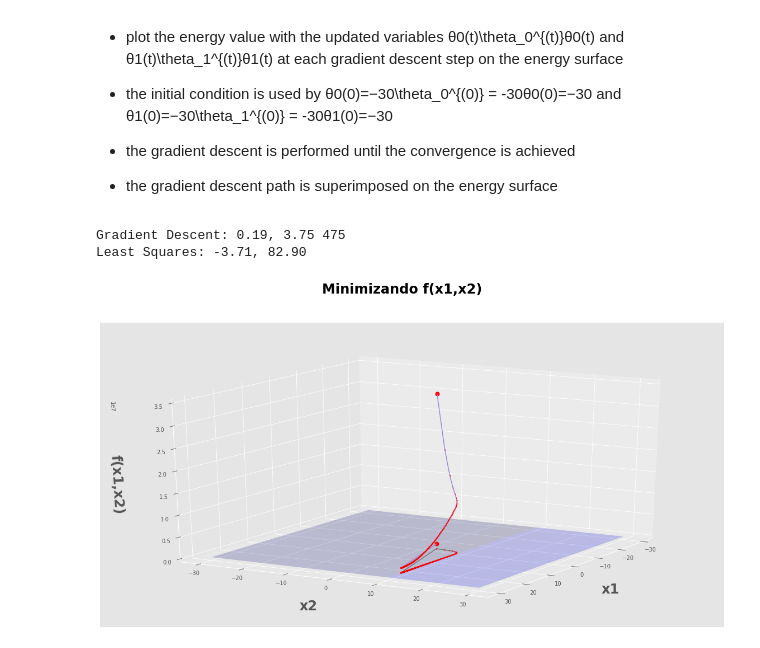
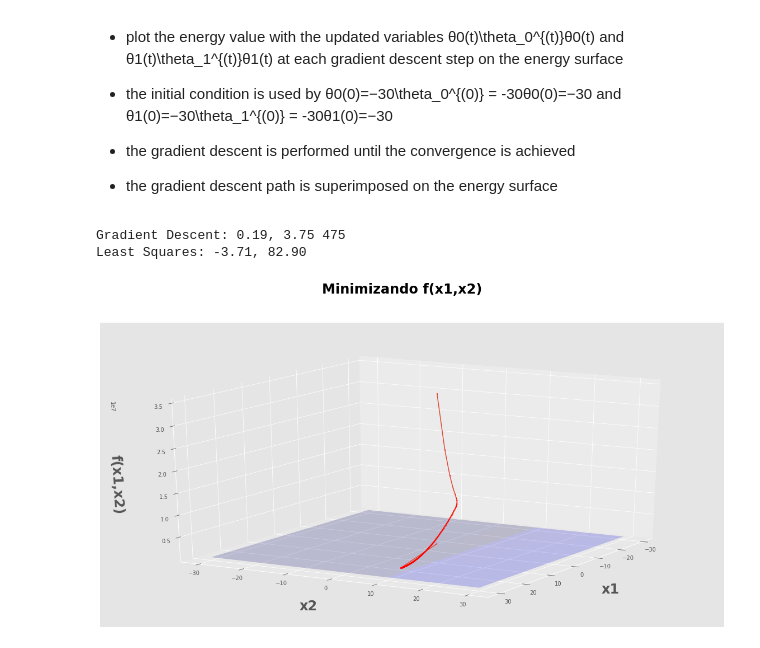
Before and after one commit to dlguswn3659/class-MachineLearning, a Jupyter notebook: assignment03.ipynb, the cells around one changed output. Saved outputs shown, nothing was run; the diff lists cells and outputs as text; code cells hidden in the pictures.

```diff
--- a/assignment03.ipynb
+++ b/assignment03.ipynb
@@ -400,35 +400,34 @@ bs = np.linspace(-30 , 30, 10)
 
 # ms = np.linspace(-30 , 30, 5)
 # bs = np.linspace(-30 , 30, 5)
 
 M, B = np.meshgrid(ms, bs)
 
 zs = np.array([error(xaug, y, theta)
                for theta in zip(np.ravel(M), np.ravel(B))])
 Z = zs.reshape(M.shape)
 
 fig = plt.figure(figsize=(20, 10))
 ax = fig.add_subplot(111, projection='3d')
 
 ax.plot_surface(M, B, Z, rstride=1, cstride=1, color='b', alpha=0.2)
 #ax.contour(M, B, Z, 20, color='b', alpha=0.5, offset=0, stride=30)
 
 ax.set_xlabel('x1', labelpad=30, fontsize=24, fontweight='bold')
 ax.set_ylabel('x2', labelpad=30, fontsize=24, fontweight='bold')
 ax.set_zlabel('f(x1,x2)', labelpad=30, fontsize=24, fontweight='bold')
 ax.view_init(elev=20., azim=30)
 
-ax.plot([theta[0]], [theta[1]], [cost[-1]] , markerfacecolor='r', markeredgecolor='r', marker='o', markersize=7)
-ax.plot([history[0][0]], [history[0][1]], [cost[0]] , markerfacecolor='r', markeredgecolor='r', marker='o', markersize=7)
-
+# ax.plot([theta[0]], [theta[1]], [cost[-1]] , markerfacecolor='r', markeredgecolor='r', marker='o', markersize=7)
+# ax.plot([history[0][0]], [history[0][1]], [cost[0]] , markerfacecolor='r', markeredgecolor='r', marker='o', markersize=7)
 
 ax.plot([t[0] for t in history], [t[1] for t in history], cost , markerfacecolor='r', markeredgecolor='r', marker='.', markersize=2)
-ax.plot([t[0] for t in history], [t[1] for t in history], 0 , markerfacecolor='r', markeredgecolor='r', marker='.', markersize=2)
+# ax.plot([t[0] for t in history], [t[1] for t in history], 0 , markerfacecolor='r', markeredgecolor='r', marker='.', markersize=2)
 
 
 fig.suptitle("Minimizando f(x1,x2)", fontsize=24, fontweight='bold')
 plt.savefig("Minimization_image.png")
 # %% [output]
 Gradient Descent: 0.19, 3.75 475
 Least Squares: -3.71, 82.90
-[figure, old version]
+[figure, new version]
```
